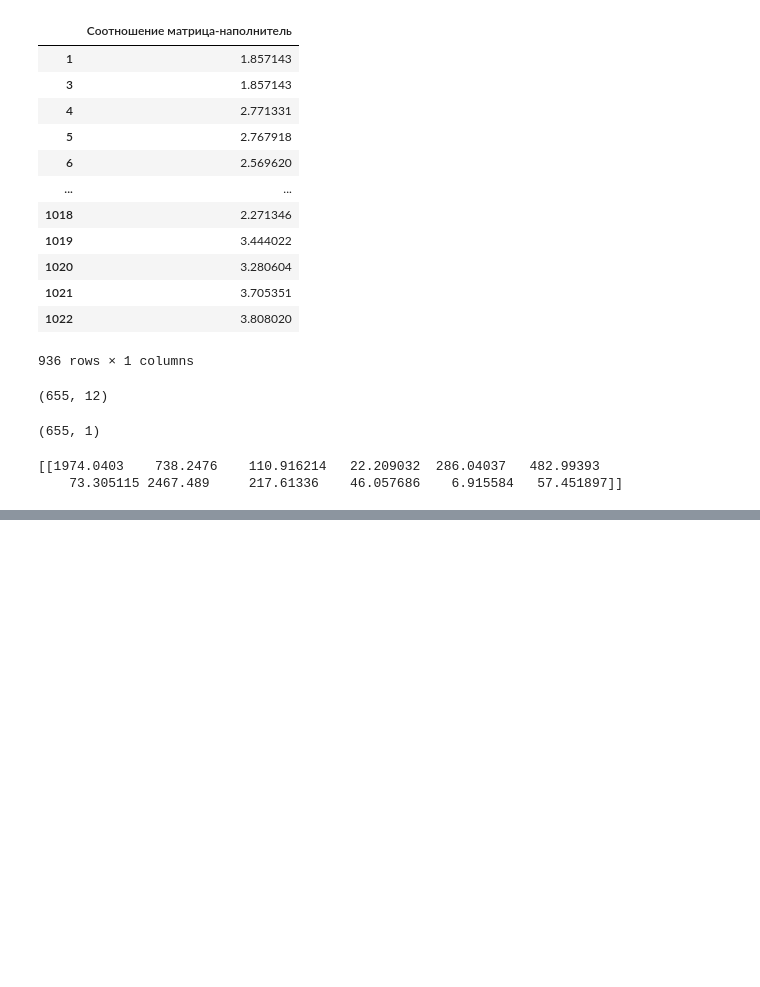
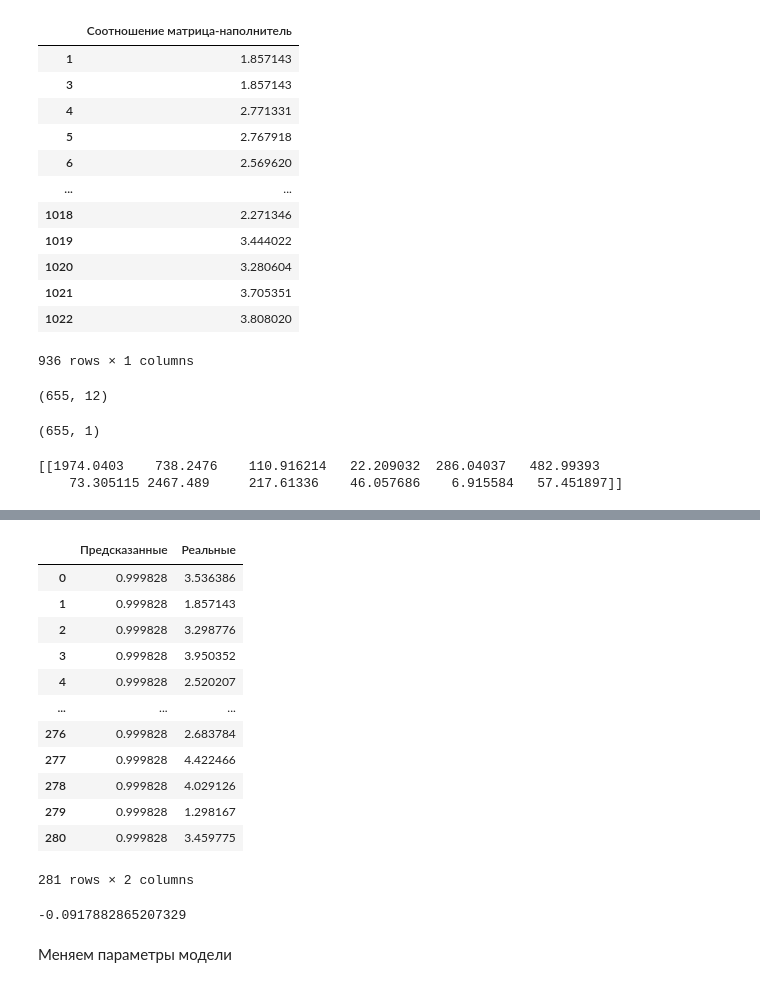
Before and after one commit to ATurchenko/ATurchenko, a Jupyter notebook: Turchenko2.ipynb, the cells around one changed output, grey strips where cells are left out. Saved outputs shown, nothing was run; the diff lists cells and outputs as text; code cells hidden in the pictures; blank space fills up the shorter version.

```diff
--- a/Turchenko2.ipynb
+++ b/Turchenko2.ipynb
@@ -479,7 +491,21 @@ y_test.shape
 # %%
 a = {'Предсказанные': np.ravel(res), 'Реальные': np.ravel(y_test.values)}
-results = pd.Dataframe(Data = a)
+results = pd.DataFrame(data = a)
 results
+# %% [output]
+|  | Предсказанные | Реальные |
+| 0 | 0.999828 | 3.536386 |
+| 1 | 0.999828 | 1.857143 |
+| 2 | 0.999828 | 3.298776 |
+| 3 | 0.999828 | 3.950352 |
+| 4 | 0.999828 | 2.520207 |
+| ... | ... | ... |
+| 276 | 0.999828 | 2.683784 |
+| 277 | 0.999828 | 4.422466 |
+| 278 | 0.999828 | 4.029126 |
+| 279 | 0.999828 | 1.298167 |
+| 280 | 0.999828 | 3.459775 |
+281 rows × 2 columns
 # %%
 inputs_nn = df[input_columns]
 outputs_nn = df[output_columns]
@@ -491,10 +517,12 @@ normalized_inputs2 = pd.DataFrame(res4, columns=inputs_nn.columns)
 poly = PolynomialFeatures(degree=3)
 regressor = LinearRegression()
 
-poly_features = poly.fit.fit_transform(normalized_inputs2)
+poly_features = poly.fit_transform(normalized_inputs2)
 
-x_train, x_test, y_train, y_test - train_test_split(poly_features, outputs_nn, test_size=0.3)
+x_train, x_test, y_train, y_test = train_test_split(poly_features, outputs_nn, test_size=0.3)
 
- regressor.fit(x_train, y_train)
- p = regressor.predict(x_test)
- r2_score(p, y_test)
+regressor.fit(x_train, y_train)
+p = regressor.predict(x_test)
+r2_score(p, y_test)
+# %% [output]
+-0.0917882865207329
@@ -513,2 +529,4 @@ model.compile(optimizer='adam',
+# %% [markdown]
+Меняем параметры модели
 # %%
 model = models.Sequential([
```
Also changed, not shown: parts of 11 cells of this notebook.
